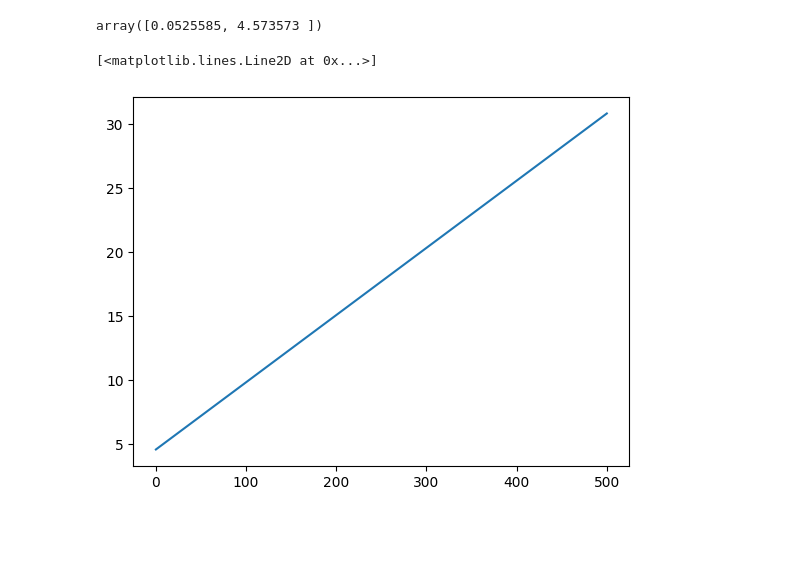
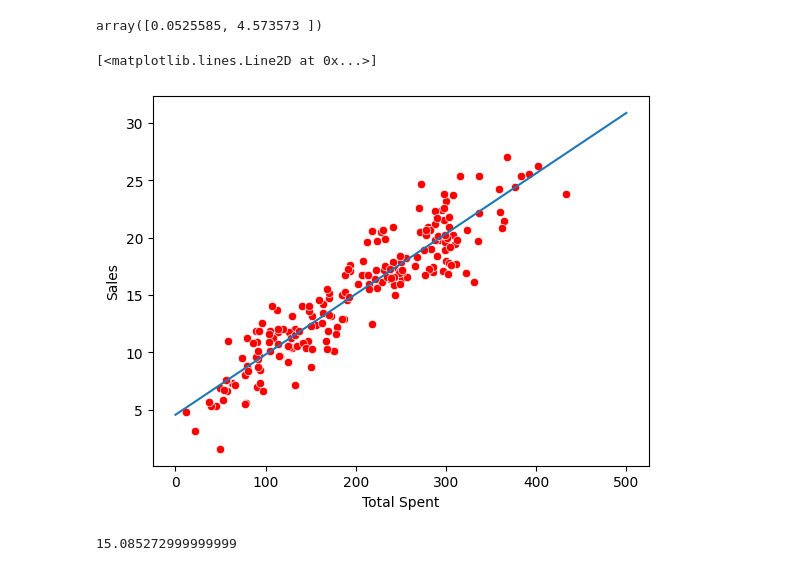
Before and after one commit to astro648/My-AI, a Jupyter notebook: Linear Regression/Linear Regression.ipynb, the cells around one changed output. Cells and saved outputs as stored; diff of their text form; code cells hidden in the pictures; blank space fills up the shorter version.

```diff
--- a/Linear Regression/Linear Regression.ipynb
+++ b/Linear Regression/Linear Regression.ipynb
@@ -32,7 +32,8 @@ potentialSpent = np.linspace(0,500,100)
 # %%
 predictedSales = 0.0525585 * potentialSpent + 4.573573
 # %%
+sns.scatterplot(x='Total Spent',y='Sales',data=addf,color='red')
 plt.plot(potentialSpent,predictedSales)
 # %% [output]
 [<matplotlib.lines.Line2D at 0x...>]
-[figure, old version]
+[figure, new version]
@@ -38,0 +43,4 @@ plt.plot(potentialSpent,predictedSales)
+# %%
+predictedSales
+# %% [output]
+15.085272999999999
```
Also changed, not shown: parts of 1 cell of this notebook.
